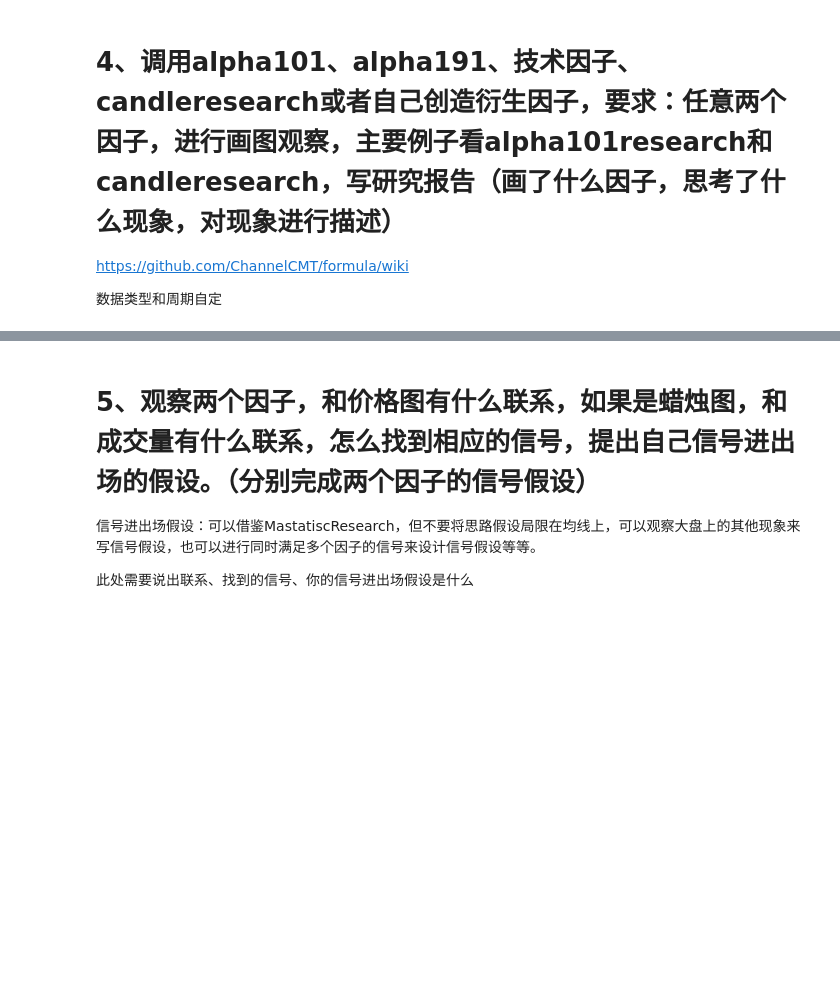
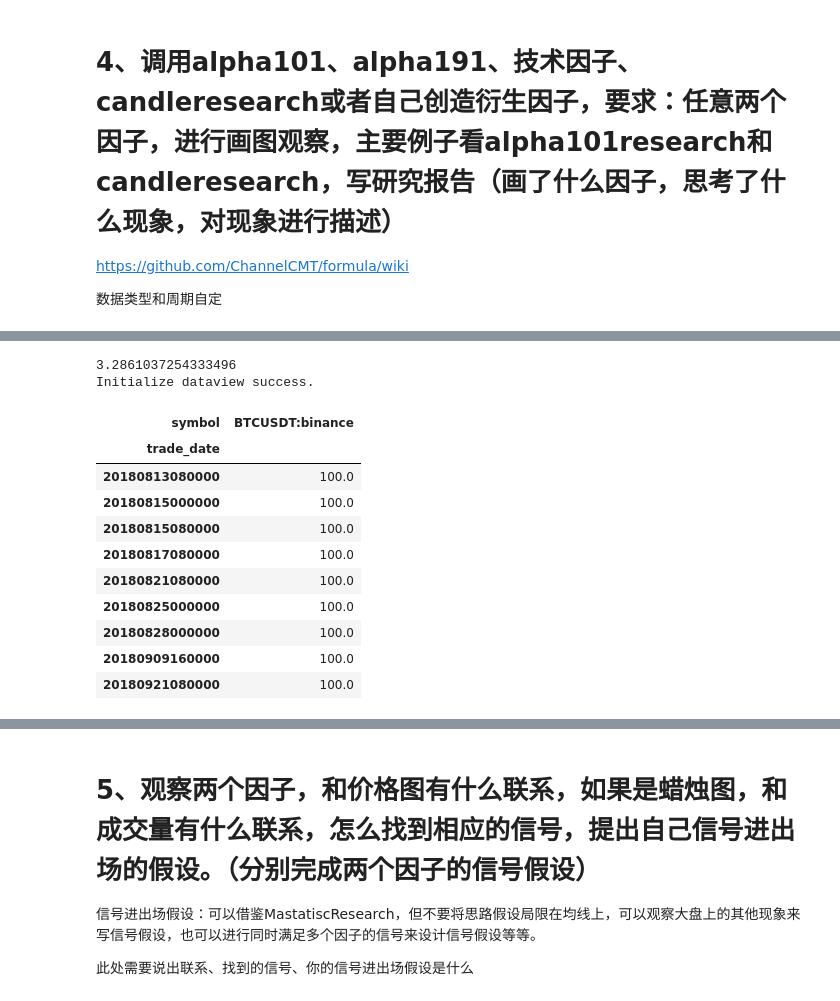
Before and after one commit to Cecillia123/-, a Jupyter notebook: 数据获取与因子绩效试题.ipynb, the cells around one changed output, grey strips where cells are left out. Drawn from its saved outputs; the diff is of its cells as text; code cells hidden in the pictures; blank space fills up the shorter version.

```diff
--- a/数据获取与因子绩效试题.ipynb
+++ b/数据获取与因子绩效试题.ipynb
@@ -280,0 +334,55 @@ https://github.com/ChannelCMT/formula/wiki
+# %%
+import warnings
+
+warnings.filterwarnings('ignore')
+
+from jaqs_fxdayu.data.dataservice import LocalDataService
+ds = LocalDataService()
+from time import time
+## 加freq参数
+
+start = time()
+path = r'/min_data/VnTrader_1Min_Db'
+props = {'fields': 'open,high,low,close,volume','symbol': 'BTCUSDT:binance', 'freq': '8H',
+         'start_date':20180801000000}
+
+Time_dict = ds.bar_reader(path,props)
+print(time()-start)
+
+data1H = Time_dict.set_index('datetime')
+
+from jaqs_fxdayu.data.hf_dataview import HFDataView
+
+dv1H = HFDataView()
+dv1H.create_init_dv(Time_dict.set_index(["trade_date","symbol"]))
+#大阳线
+import matplotlib.pyplot as plt
+import mpl_finance as mpf
+
+def draw_candle(candle, scatterX, scatterY):
+    fig, (ax, ax1) = plt.subplots(2,1,sharex=True, figsize=(18,10))
+    ax.grid(True)
+    mpf.candlestick_ohlc(ax, candle, width=0.3, colorup='r', colordown='g',alpha=1.0)
+    ax.scatter(scatterX, scatterY, color='b', s=100, marker='^')
+    ax.xaxis_date ()
+    ax1.bar(data1H.index, data1H.volume)
+    plt.show()
+# %% [output]
+3.2861037254333496
+Initialize dataview success.
+# %%
+Big_Up = dv1H.add_formula('Big_Up','If((close/open>1.02) && (high/low<(close/open+0.02)), 100, 0)', add_data=True)
+# %%
+Big_Up[Big_Up['BTCUSDT:binance']==100]
+# %% [output]
+| symbol | BTCUSDT:binance |
+| trade_date |  |
+| 20180813080000 | 100.0 |
+| 20180815000000 | 100.0 |
+| 20180815080000 | 100.0 |
+| 20180817080000 | 100.0 |
+| 20180821080000 | 100.0 |
+| 20180825000000 | 100.0 |
+| 20180828000000 | 100.0 |
+| 20180909160000 | 100.0 |
+| 20180921080000 | 100.0 |
```
Also changed, not shown: parts of 16 cells of this notebook.
